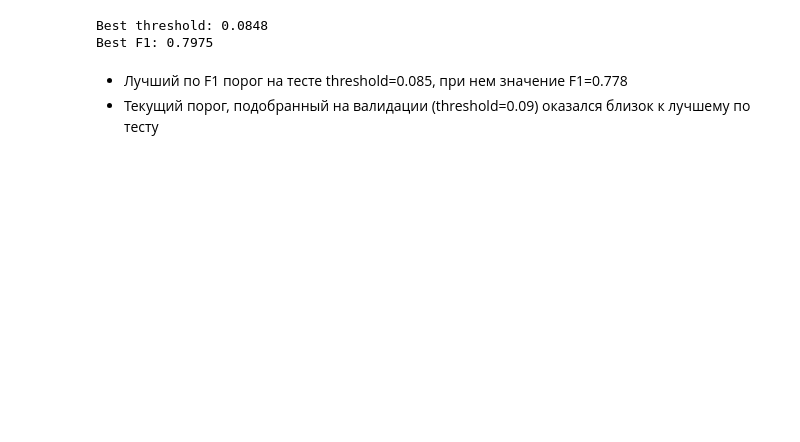
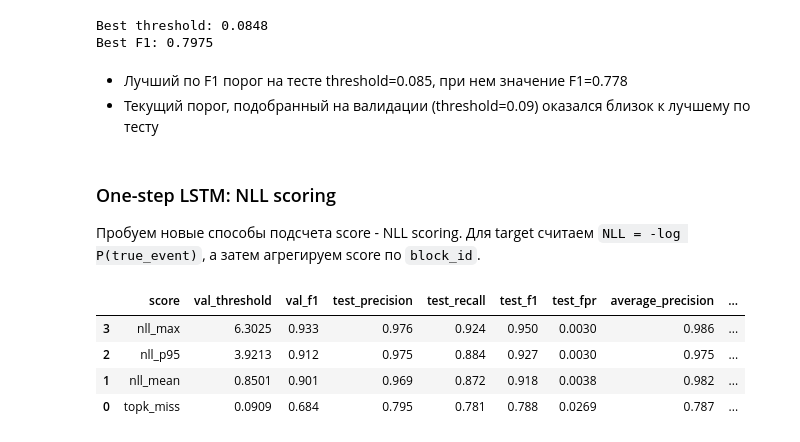
Before and after one commit to LepoMepo/anomaly-detection-distributed-clouds, a Jupyter notebook: Checkpoint_6/notebooks/lstm_eval.ipynb, the cells around one changed output. Drawn from its saved outputs; the diff is of its cells as text; code cells hidden in the pictures; blank space fills up the shorter version.

```diff
--- a/Checkpoint_6/notebooks/lstm_eval.ipynb
+++ b/Checkpoint_6/notebooks/lstm_eval.ipynb
@@ -215,3 +235,7 @@ Best F1: 0.7975
 # %% [markdown]
 - Лучший по F1 порог на тесте threshold=0.085, при нем значение F1=0.778
 - Текущий порог, подобранный на валидации (threshold=0.09) оказался близок к лучшему по тесту
+# %% [markdown]
+### One-step LSTM: NLL scoring
+
+Пробуем новые способы подсчета score - NLL scoring. Для target считаем `NLL = -log P(true_event)`, а затем агрегируем score по `block_id`.
@@ -217,0 +306,56 @@ Best F1: 0.7975
+# %%
+val_nll = predict_one_step_nll(model, x_val, y_val, device)
+test_nll = predict_one_step_nll(model, x_test, y_test, device)
+
+score_specs = [
+    ("topk_miss", val_ratio_map, test_ratio_map),
+    ("nll_mean", block_score_map_from_values(val_nll, val_block_ids, "mean"), block_score_map_from_values(test_nll, test_block_ids, "mean")),
+    ("nll_p95", block_score_map_from_values(val_nll, val_block_ids, "p95"), block_score_map_from_values(test_nll, test_block_ids, "p95")),
+    ("nll_max", block_score_map_from_values(val_nll, val_block_ids, "max"), block_score_map_from_values(test_nll, test_block_ids, "max")),
+]
+
+ablation_rows = []
+for name, val_score_map, test_score_map in score_specs:
+    val_thr, val_p, val_r, val_f1 = best_threshold_by_f1(val_score_map, val_label_map)
+    test_precision, test_recall, test_fpr, test_f1 = metrics_at_threshold(test_score_map, test_label_map, val_thr)
+    test_thr, test_p_best, test_r_best, test_f1_best = best_threshold_by_f1(test_score_map, test_label_map)
+    labels_arr, scores_arr = labels_scores_arrays(test_score_map, test_label_map)
+    ap = average_precision_score(labels_arr, scores_arr)
+    ablation_rows.append(
+        {
+            "score": name,
+            "val_threshold": val_thr,
+            "val_f1": val_f1,
+            "test_precision": test_precision,
+            "test_recall": test_recall,
+            "test_f1": test_f1,
+            "test_fpr": test_fpr,
+            "average_precision": ap,
+            "test_best_thr": test_thr,
+            "test_best_f1": test_f1_best,
+        }
+    )
+
+try:
+    import pandas as pd
+    one_step_score_df = pd.DataFrame(ablation_rows).sort_values("test_f1", ascending=False)
+    display(one_step_score_df.style.format({
+        "val_threshold": "{:.4f}",
+        "val_f1": "{:.3f}",
+        "test_precision": "{:.3f}",
+        "test_recall": "{:.3f}",
+        "test_f1": "{:.3f}",
+        "test_fpr": "{:.4f}",
+        "average_precision": "{:.3f}",
+        "test_best_thr": "{:.4f}",
+        "test_best_f1": "{:.3f}",
+    }))
+except Exception:
+    for row in sorted(ablation_rows, key=lambda item: item["test_f1"], reverse=True):
+        print(row)
+# %% [output]
+|  | score | val_threshold | val_f1 | test_precision | test_recall | test_f1 | test_fpr | average_precision | ... |
+| 3 | nll_max | 6.3025 | 0.933 | 0.976 | 0.924 | 0.950 | 0.0030 | 0.986 | ... |
+| 2 | nll_p95 | 3.9213 | 0.912 | 0.975 | 0.884 | 0.927 | 0.0030 | 0.975 | ... |
+| 1 | nll_mean | 0.8501 | 0.901 | 0.969 | 0.872 | 0.918 | 0.0038 | 0.982 | ... |
+| 0 | topk_miss | 0.0909 | 0.684 | 0.795 | 0.781 | 0.788 | 0.0269 | 0.787 | ... |
```
Also changed, not shown: parts of 7 cells of this notebook, 11 other files.
